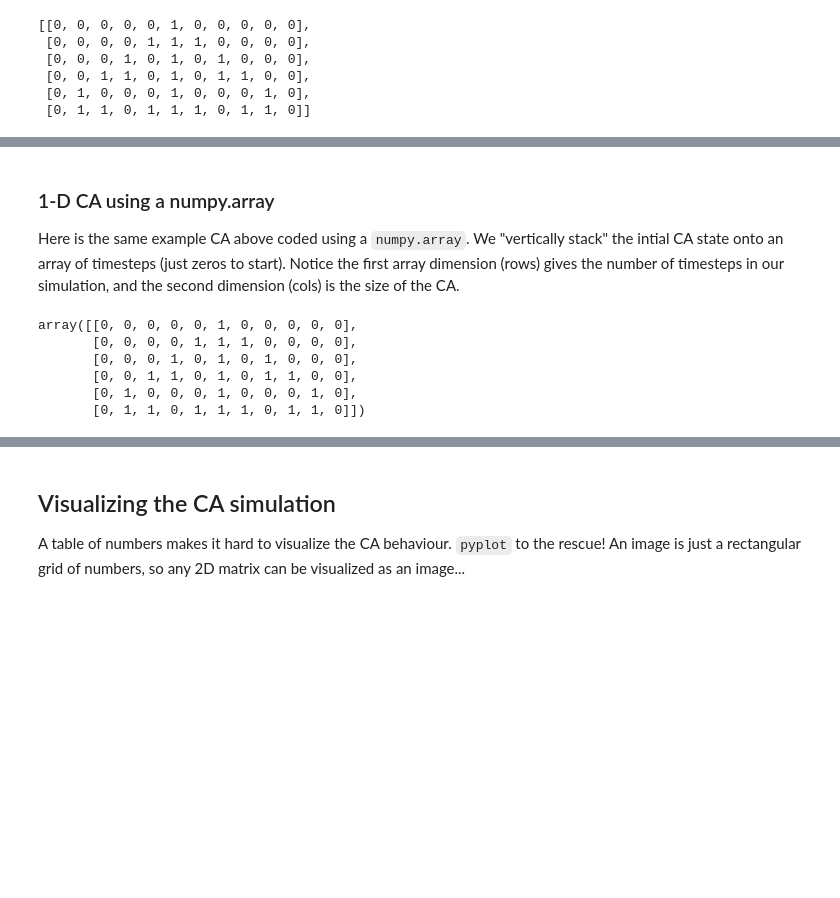
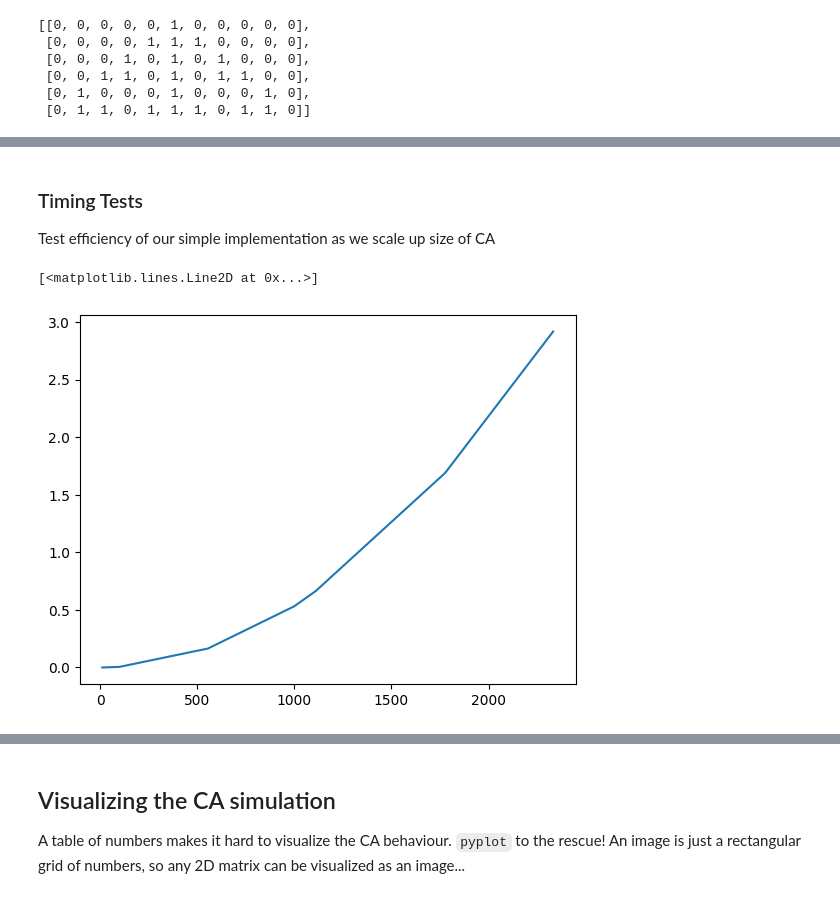
Before and after one commit to powderflask/cap-comp215, a Jupyter notebook: lessons/week05-CA-1D.ipynb, the cells around one changed output, grey strips where cells are left out. Drawn from its saved outputs; the diff is of its cells as text; code cells hidden in the pictures; blank space fills up the shorter version.

```diff
--- a/lessons/week05-CA-1D.ipynb
+++ b/lessons/week05-CA-1D.ipynb
@@ -44,24 +48,30 @@ As in the 0-D case, a rule defines the CA behaviour over time:  $ ca[t+1] = f( c
 
 In the following example, the rule is:  sum up immediate neighbours and take mod 2
 # %%
-ca_state = [0, 0, 0, 0, 0, 1, 0, 0, 0, 0, 0]   # initial state for a 1-D CA
-rule = lambda neighbours: sum(neighbours) % 2   # the "rule" for transition to next state for one cell in the CA.
+ca_state = [0, 0, 0, 0, 0, 1, 0, 0, 0, 0, 0]   # represent state for a 1-D CA with a list of 0 / 1 values
 
-def step(state):
+def ca_1D_rule(neighbours):
+    """ The "state transition rule" for computing the next CA state for one cell in the neighbourhood. """
+    return sum(neighbours) % 2
+
+def ca_1D_step(state):
     """ Return next state for given CA state after one time step """
-    next = [0]*len(state)  # an "empty" list to hold the next state
+    next = [0]*len(state)              # an "empty" list to hold the next state
     for i in range(1, len(state)-1):
-        neighbours = state[i-1:i+2]
-        next[i] = rule(neighbours)
+        neighbours = state[i-1:i+2]    # a `slice` operation - review this if it seems unfamiliar!
+        next[i] = ca_1D_rule(neighbours)
     return next
 
 # Run a simulation of the CA with given rule
-n_steps = 5
-ca_timesteps = [ca_state,] + [[]]*n_steps  # Create a "stack" - one state vector for each time step!
-for t in range(n_steps):
-    ca_timesteps[t+1] = step(ca_timesteps[t])
-
-ca_timesteps
+def ca_1D_simulation(n_cells=11, n_steps=5):
+    """ Run an `n_step` CA simulation starting with a single 1 in middle cell of a `n_cells` sized vector  """
+    ca_state = [0]*(n_cells//2) + [1, ] + [0]*(n_cells//2)
+    ca_timesteps = [ca_state,]     # Define a "stack" of vectors to hold the CA state for each time step
+    for t in range(n_steps):
+        ca_state = ca_1D_step(ca_state)
+        ca_timesteps.append(ca_state)
+    return ca_timesteps  # return an array of vectors - one CA state vector for each timestep
+ca_1D_simulation()
 # %% [output]
 [[0, 0, 0, 0, 0, 1, 0, 0, 0, 0, 0],
  [0, 0, 0, 0, 1, 1, 1, 0, 0, 0, 0],
@@ -89,31 +82,15 @@ array([[0, 0, 0, 0, 0, 0, 0, 0, 0, 0, 0],
-# %% [markdown]
-### 1-D CA using a numpy.array
-Here is the same example CA above coded using a `numpy.array`.
-We "vertically stack" the intial CA state onto an array of timesteps (just zeros to start).
-Notice the first array dimension (rows) gives the number of timesteps in our simulation, and the second dimension (cols) is the size of the CA.
-# %%
-ca_state = np.array((0, 0, 0, 0, 0, 1, 0, 0, 0, 0, 0))   # initial state for a 1-D CA
-
-n_steps = 5
-ca_timesteps = np.vstack([ca_state, np.zeros((n_steps, len(ca_state)), dtype=np.uint8)])
-
-rule = lambda neighbours: sum(neighbours) % 2   # same "rule" for computing next state for one cell in the CA.
-
-def step(state):
-    """ Return next state for given CA state after one time step """
-    next = np.zeros_like(state)
-    for i in range(1, len(state)-1):
-        next[i] = rule(state[i-1:i+2])
-    return next
-
-# Run a simulation of the CA with given rule
-for t in range(n_steps):
-    ca_timesteps[t+1] = step(ca_timesteps[t])
-ca_timesteps
-# %% [output]
-array([[0, 0, 0, 0, 0, 1, 0, 0, 0, 0, 0],
-       [0, 0, 0, 0, 1, 1, 1, 0, 0, 0, 0],
-       [0, 0, 0, 1, 0, 1, 0, 1, 0, 0, 0],
-       [0, 0, 1, 1, 0, 1, 0, 1, 1, 0, 0],
-       [0, 1, 0, 0, 0, 1, 0, 0, 0, 1, 0],
-       [0, 1, 1, 0, 1, 1, 1, 0, 1, 1, 0]])
+# %% [markdown]
+### Timing Tests
+Test efficiency of our simple implementation as we scale up size of CA
+# %%
+# CA "size" defines both the number of cells and time steps for the CA
+ca_sizes = (11, 99, 555, 999,  1111, 1777, 2333, )
+
+timings = [
+    timeit(lambda: ca_1D_simulation(n_cells=size, n_steps=size),  number=3)
+        for size in ca_sizes
+]
+plt.plot(ca_sizes, timings)
+# %% [output]
+[<matplotlib.lines.Line2D at 0x...>]
+[figure, added]
```
Also changed, not shown: parts of 52 cells of this notebook, 1 other file.
